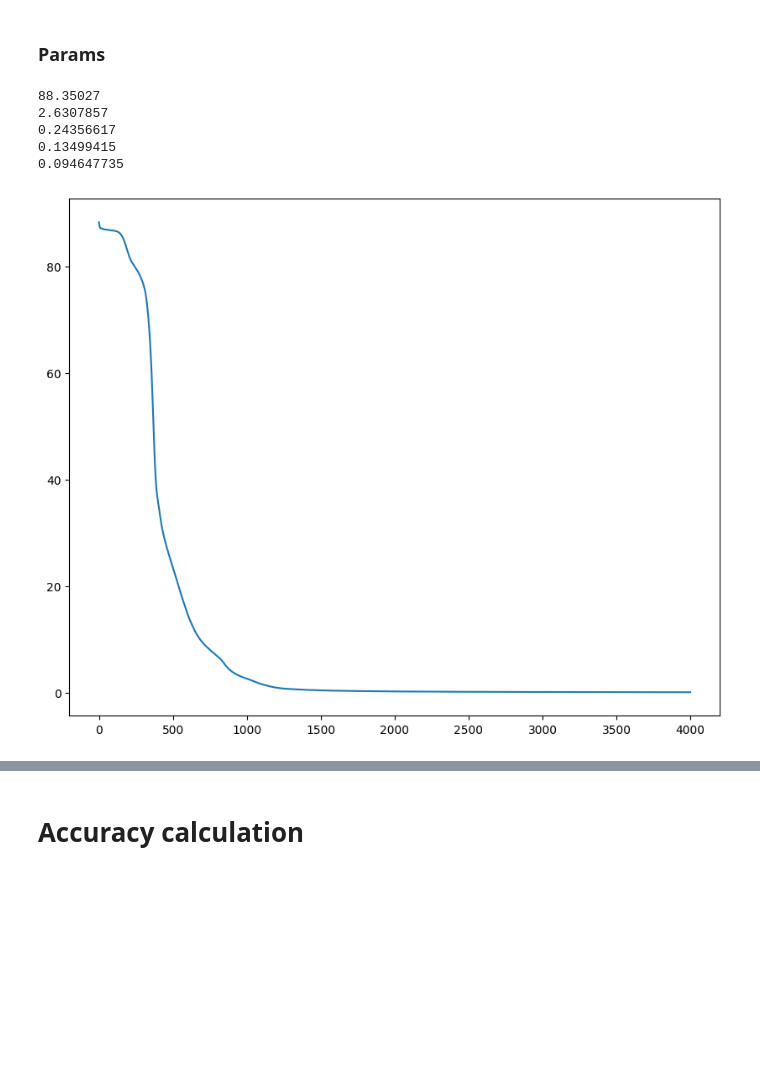
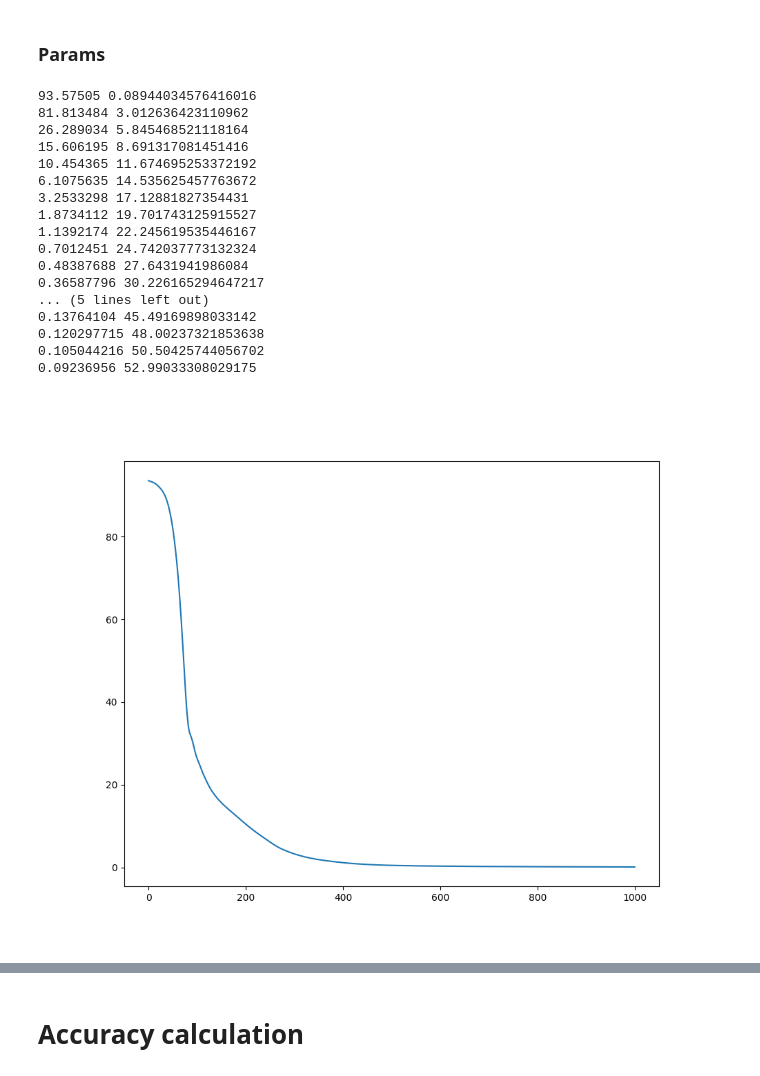
Before and after one commit to C0c0n4t/PINN_Poisson, a Jupyter notebook: src/Puasson.ipynb, the cells around one changed output, grey strips where cells are left out. Cells and saved outputs as stored; diff of their text form; code cells hidden in the pictures; blank space fills up the shorter version.

```diff
--- a/src/Puasson.ipynb
+++ b/src/Puasson.ipynb
@@ -11,6 +11,7 @@ def custom_activation(x):
 NN = tf.keras.models.Sequential(
     [
         tf.keras.layers.Input((2,)),
+        tf.keras.layers.Dense(units=32, activation=custom_activation),
         tf.keras.layers.Dense(units=32, activation=custom_activation),
         tf.keras.layers.Dense(units=32, activation=custom_activation),
         tf.keras.layers.Dense(units=1),
@@ -79,14 +57,36 @@ boarder_grid_size = (10, 10)
+# %%
+def ode_system(coord, net, border):
+    border = tf.constant(border, dtype=tf.float32)
+    coord = tf.constant(coord, dtype=tf.float32)
+    with tf.GradientTape(watch_accessed_variables=False, persistent=True) as tape_first:
+        tape_first.watch(coord)
+        u = net(coord)
+        u_coord = tape_first.gradient(u, coord)
+        du_dx = u_coord[..., 0]
+        du_dy = u_coord[..., 1]
+    du_dc_dc = tape_first.gradient(u_coord, coord)
+    du_dxdx = du_dc_dc[..., 0]
+    du_dydy = du_dc_dc[..., 1]
+    del tape_first
+    x = coord[..., 0]
+    y = coord[..., 1]
+    ode_loss = du_dxdx + du_dydy - f(x, y)
+    IC_loss = net(border) - tf.zeros((len(border), 1))
+    square_loss = tf.square(ode_loss) + koef * tf.square(IC_loss)
+    total_loss = tf.reduce_mean(square_loss)
+
+    return total_loss
 # %%
-x = np.linspace(x_limits[0], x_limits[1], boarder_grid_size[0])
-y = np.linspace(y_limits[0], y_limits[1], boarder_grid_size[1])
+x = np.linspace(x_limits[0], x_limits[1], border_grid_size[0])
+y = np.linspace(y_limits[0], y_limits[1], border_grid_size[1])
 # y = np.random.uniform(1, 10, 10)
 x, y = np.meshgrid(x, y)
 train_coord = np.column_stack((x.flatten(), y.flatten()))
 
-boarder = train_coord.reshape(boarder_grid_size[0], boarder_grid_size[1], 2)
-boarder_01 = np.append(boarder[0], boarder[0][..., [1, 0]])
-boarder_02 = np.append(boarder[boarder_grid_size[0] - 1], boarder[boarder_grid_size[0] - 1][..., [1, 0]])
-boarder = np.append(boarder_01, boarder_02).reshape(boarder_grid_size[0] * 4, 2)
+border = train_coord.reshape(border_grid_size[0], border_grid_size[1], 2)
+border_01 = np.append(border[0], border[0][..., [1, 0]])
+border_02 = np.append(border[border_grid_size[0] - 1], border[border_grid_size[0] - 1][..., [1, 0]])
+border = np.append(border_01, border_02).reshape(border_grid_size[0] * 4, 2)
 
 x = np.linspace(x_limits[0], x_limits[1], grid_size[0])
 y = np.linspace(y_limits[0], y_limits[1], grid_size[1])
@@ -96,27 +96,43 @@ train_coord = np.column_stack((x.flatten(), y.flatten()))
 # train_coord = x
 train_loss_record = []
 # %%
+import time
+
+start = time.time()
+
 for itr in range(6000):
     with tf.GradientTape() as tape:
-        train_loss = ode_system(train_coord, NN, boarder)
+        train_loss = ode_system(train_coord, NN, border)
         train_loss_record.append(train_loss)
 
     grad_w = tape.gradient(train_loss, NN.trainable_variables)
     optm.apply_gradients(zip(grad_w, NN.trainable_variables))
 
-    if itr % 1000 == 0:
-        print(train_loss.numpy())
+    if itr % 50 == 0:
+        print(train_loss.numpy(), time.time() - start)
 
         if train_loss < 0.1:
             break
 
 plt.figure(figsize=(10, 8))
 plt.plot(train_loss_record)
 plt.show()
 # %% [output]
-88.35027
-2.6307857
-0.24356617
-0.13499415
-0.094647735
+93.57505 0.08944034576416016
+81.813484 3.012636423110962
+26.289034 5.845468521118164
+15.606195 8.691317081451416
+10.454365 11.674695253372192
+6.1075635 14.535625457763672
+3.2533298 17.12881827354431
+1.8734112 19.701743125915527
+1.1392174 22.245619535446167
+0.7012451 24.742037773132324
+0.48387688 27.6431941986084
+0.36587796 30.226165294647217
+... (5 lines left out)
+0.13764104 45.49169898033142
+0.120297715 48.00237321853638
+0.105044216 50.50425744056702
+0.09236956 52.99033308029175
-[figure, old version]
+[figure, new version]
```
Also changed, not shown: parts of 7 cells of this notebook, 4 other files.
